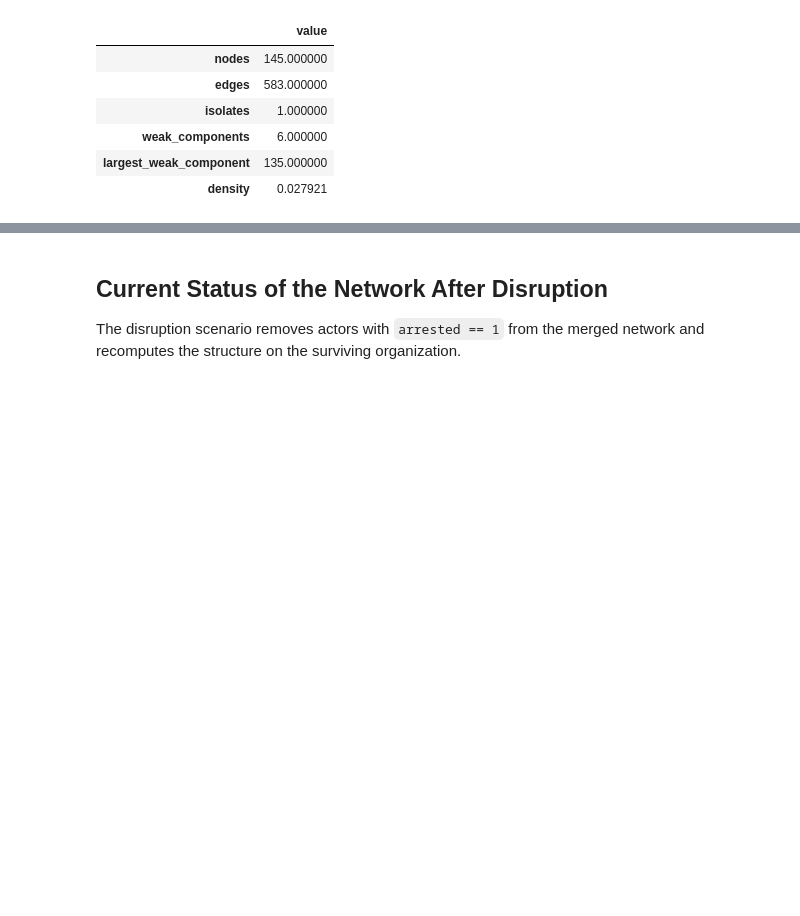
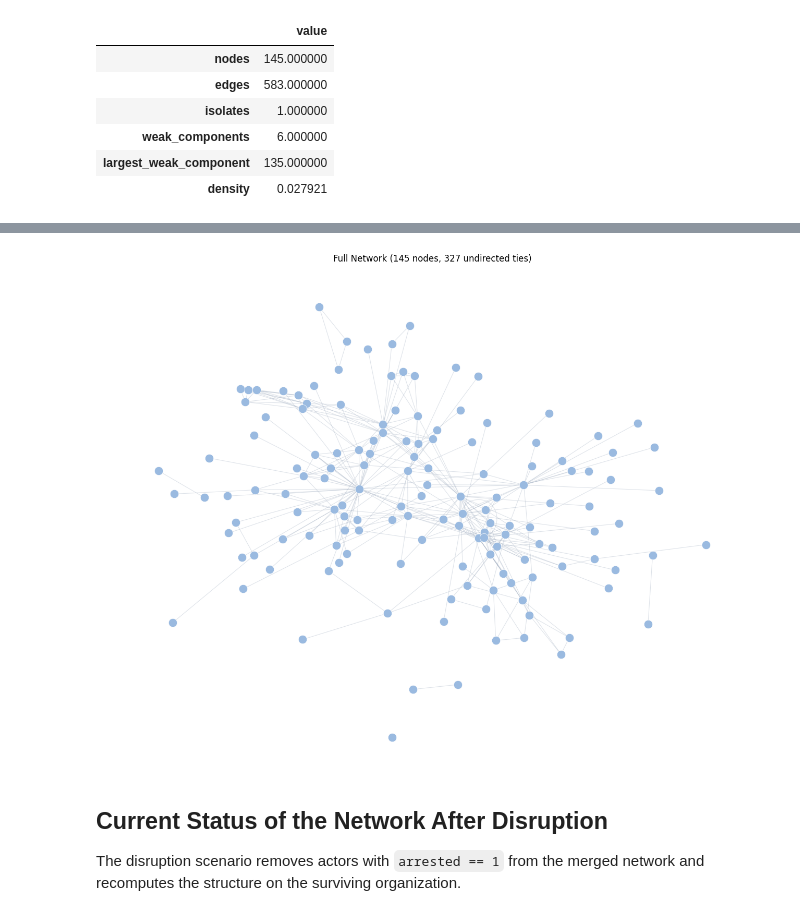
Before and after one commit to ignaciovadillos/The-Sicilian-Mafia---Network-Analysis, a Jupyter notebook: src/full_network_analysis.ipynb, the cells around one changed output, grey strips where cells are left out. Drawn from its saved outputs; the diff is of its cells as text; code cells hidden in the pictures; blank space fills up the shorter version.

Commit message:
deleted not-working files, started sharing plots for reporting

```diff
--- a/src/full_network_analysis.ipynb
+++ b/src/full_network_analysis.ipynb
@@ -318,6 +318,43 @@ full_metrics[
 | 12 | N51 | member | Batanesi | 1.0 | 0.019290 | 0.021562 | 35.0 | 11 | ... |
 | 13 | N25 | executive | Mistretta | 1.0 | 0.018661 | 0.048691 | 25.0 | 13 | ... |
 | 14 | N50 | member | Batanesi | 1.0 | 0.015481 | 0.000170 | 29.0 | 8 | ... |
+# %%
+import numpy as np
+
+n = full_visual_graph.number_of_nodes()
+
+full_network_position = nx.spring_layout(
+    full_visual_graph,
+    seed=42,
+    weight="weight",
+    k=20 / np.sqrt(n),
+    iterations=300
+)
+
+plt.figure(figsize=(13, 10))
+nx.draw_networkx_edges(
+    full_visual_graph,
+    pos=full_network_position,
+    edge_color="#94a3b8",
+    alpha=0.30,
+    width=0.8,
+)
+nx.draw_networkx_nodes(
+    full_visual_graph,
+    pos=full_network_position,
+    node_color="#9abae0",
+    node_size=140,
+    edgecolors="white",
+    linewidths=0.5,
+)
+
+plt.title(f"Full Network ({full_visual_graph.number_of_nodes()} nodes, {full_visual_graph.number_of_edges()} undirected ties)")
+plt.axis("off")
+plt.tight_layout()
+plt.savefig('../reports/figures/initial_network.png')
+plt.show()
+# %% [output]
+[figure, added]
 # %% [markdown]
 ## Current Status of the Network After Disruption
 
```
Also changed, not shown: parts of 1 cell of this notebook, 4 other files.
